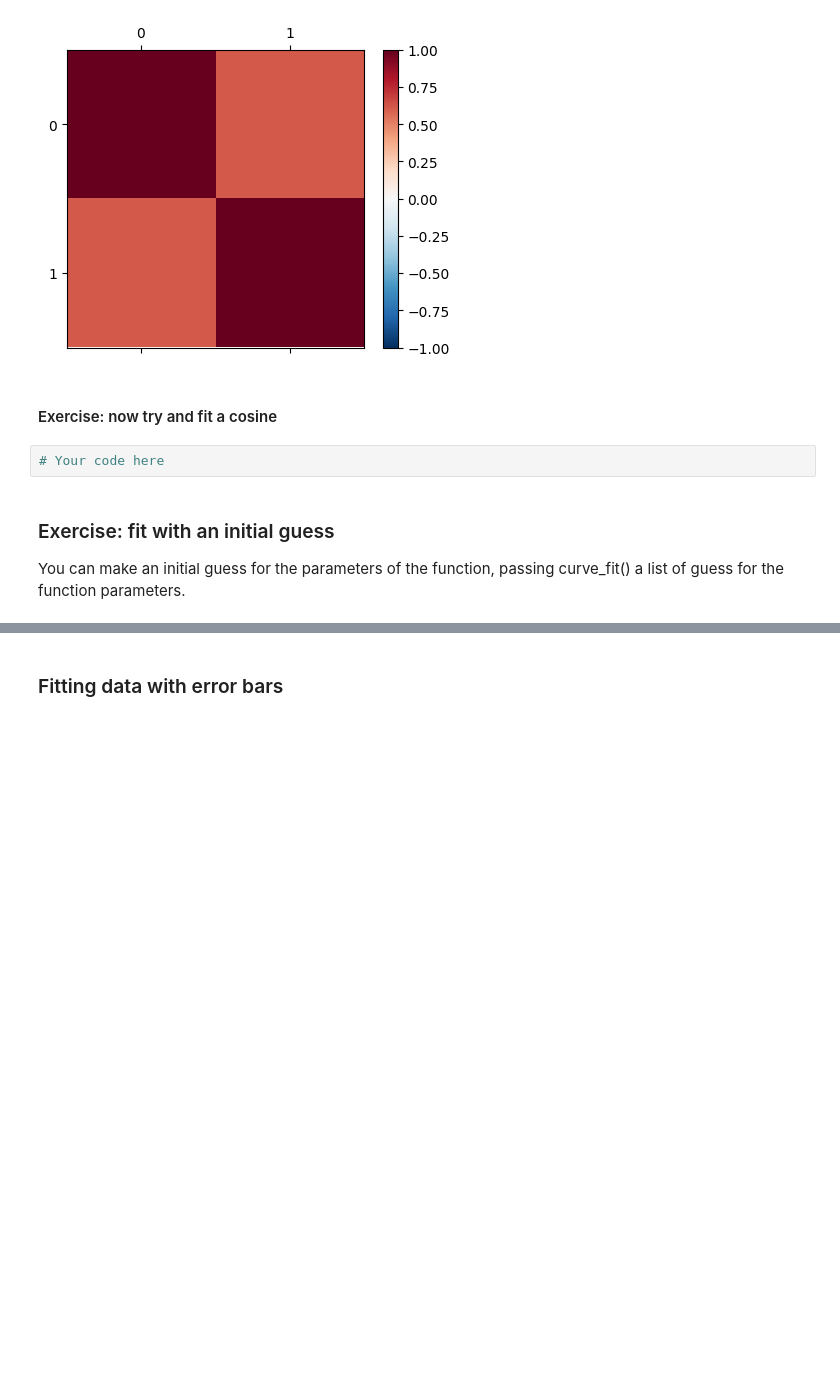
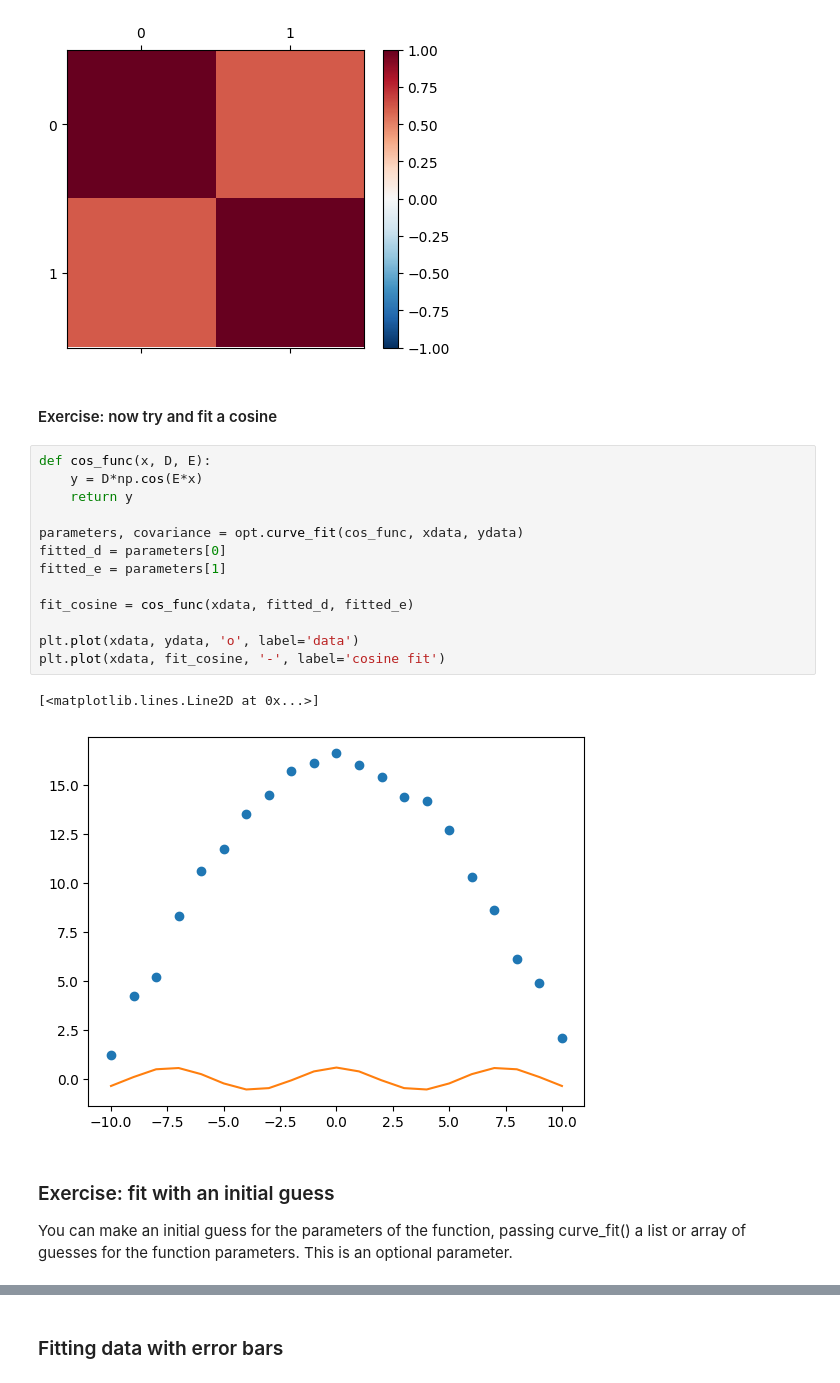
Before and after one commit to airub-multimessenger/python4physicists2023, a Jupyter notebook: lectures/09-fitting.ipynb, the cells around one changed output, grey strips where cells are left out. Cells and saved outputs as stored; diff of their text form; blank space fills up the shorter version.

```diff
--- a/lectures/09-fitting.ipynb
+++ b/lectures/09-fitting.ipynb
@@ -111,8 +135,22 @@ array([[1.        , 0.60953491],
 # %% [markdown]
 #### Exercise: now try and fit a cosine
 # %%
-# Your code here
+def cos_func(x, D, E):
+    y = D*np.cos(E*x)
+    return y
+
+parameters, covariance = opt.curve_fit(cos_func, xdata, ydata)
+fitted_d = parameters[0]
+fitted_e = parameters[1]
+
+fit_cosine = cos_func(xdata, fitted_d, fitted_e)
+
+plt.plot(xdata, ydata, 'o', label='data')
+plt.plot(xdata, fit_cosine, '-', label='cosine fit')
+# %% [output]
+[<matplotlib.lines.Line2D at 0x...>]
+[figure, added]
 # %% [markdown]
 ### Exercise: fit with an initial guess
-You can make an initial guess for the parameters of the function, passing curve_fit() a list of guess for the function parameters.
+You can make an initial guess for the parameters of the function, passing curve_fit() a list or array of guesses for the function parameters. This is an optional parameter.
 # %%
```
Also changed, not shown: parts of 13 cells of this notebook.
